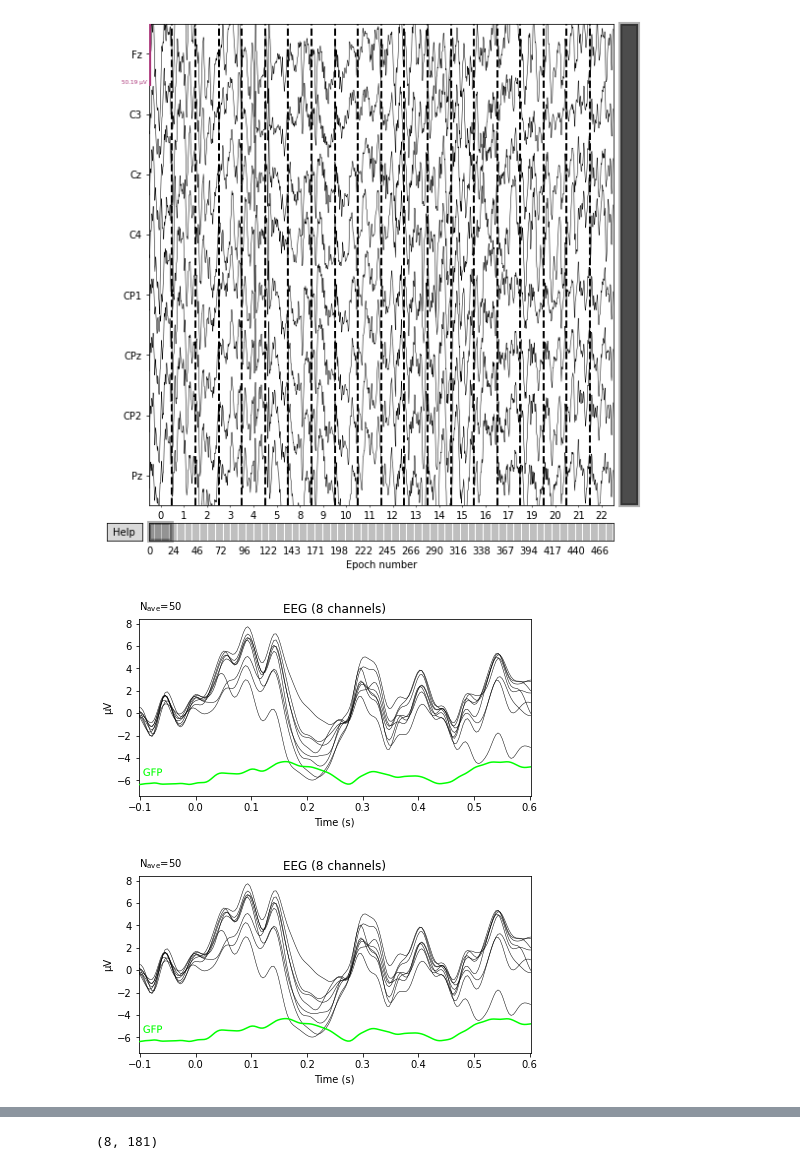
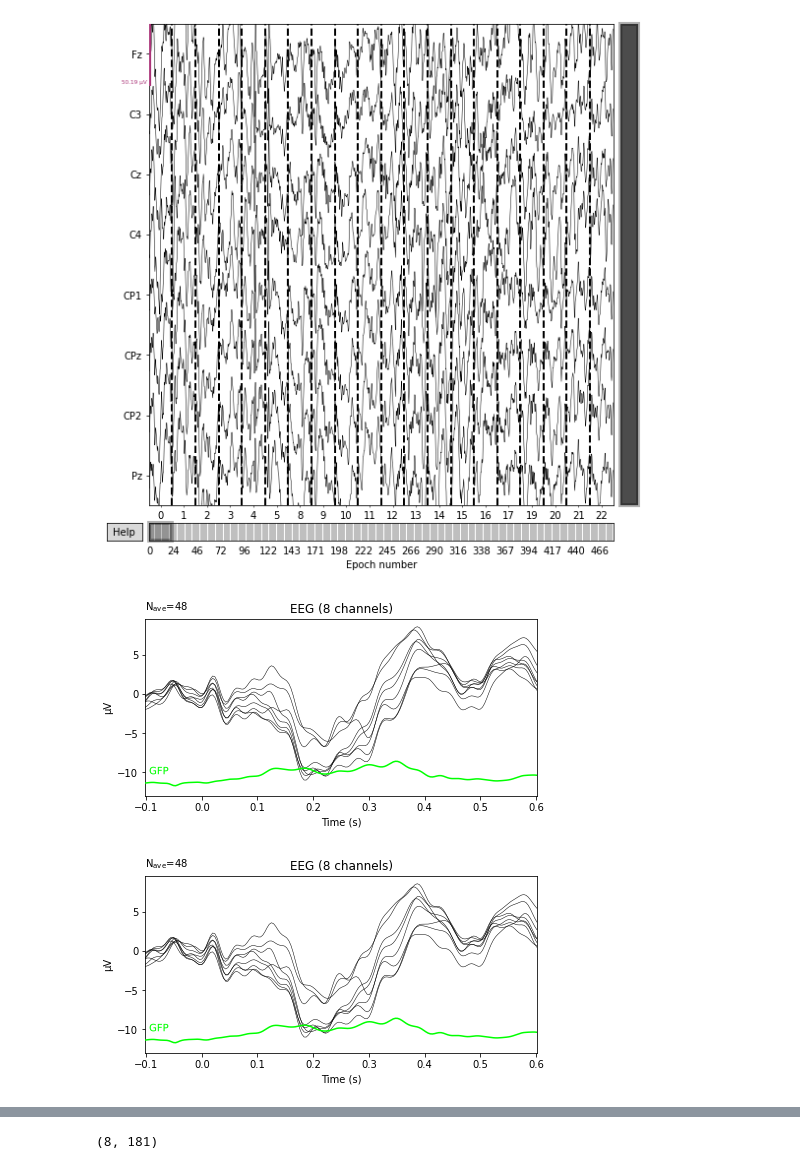
Before and after one commit to Igor-ID/g.tec-BR41N.IO-Hackathon-Unresponsive-Wakefullness-Syndrom, a Jupyter notebook: gtec_hackathon_uws_p300.ipynb, the cells around one changed output, grey strips where cells are left out. Cells and saved outputs as stored; diff of their text form; code cells hidden in the pictures.

```diff
--- a/gtec_hackathon_uws_p300.ipynb
+++ b/gtec_hackathon_uws_p300.ipynb
@@ -81,7 +81,9 @@ def create_epochs(starting_dir="/content/drive/My Drive/data/", item='P1_high1.m
     raw.add_channels([stim_raw], force_update_info=True)
 
     events = mne.find_events(raw, stim_channel='STI')
-
+    # we can play with events in order to remove events of no interest (like 'distractor': 3) from the epochs
+    # event_id = {'nontarget': 1, 'target': 2}
+    event_id = {'distractor': 3, 'rest': 0, 'nontarget': 1, 'target': 2}
     raw.notch_filter(freqs=50)  # creating band-stop filter to eliminate power line noise (US - 60Hz, EU - 50Hz)
     raw.filter(l_freq=0.1, h_freq=30)  # creating band-pass filter, to eliminate non-physiological frequencies
 
@@ -136,9 +137,9 @@ Opening epochs-browser...
 [figure]
 [figure]
 # %%
-evoked = epochs_train['1'].average()
+evoked = epochs_train['2'].average()
 evoked.plot(gfp=True)
 # %% [output]
-[figure, old version]
+[figure, new version]
-[figure, old version]
+[figure, new version]
 # %%
```
Also changed, not shown: parts of 10 cells of this notebook.
